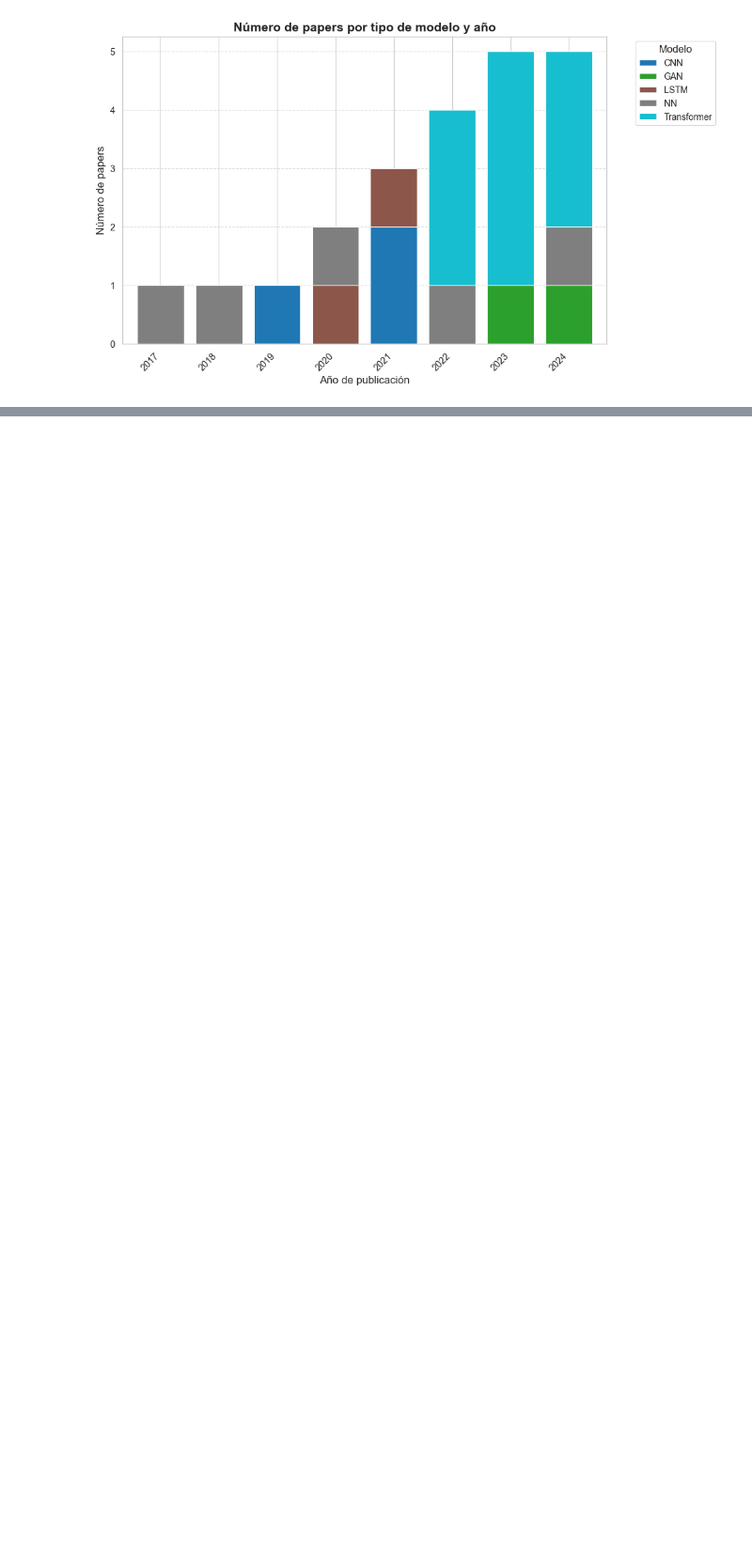
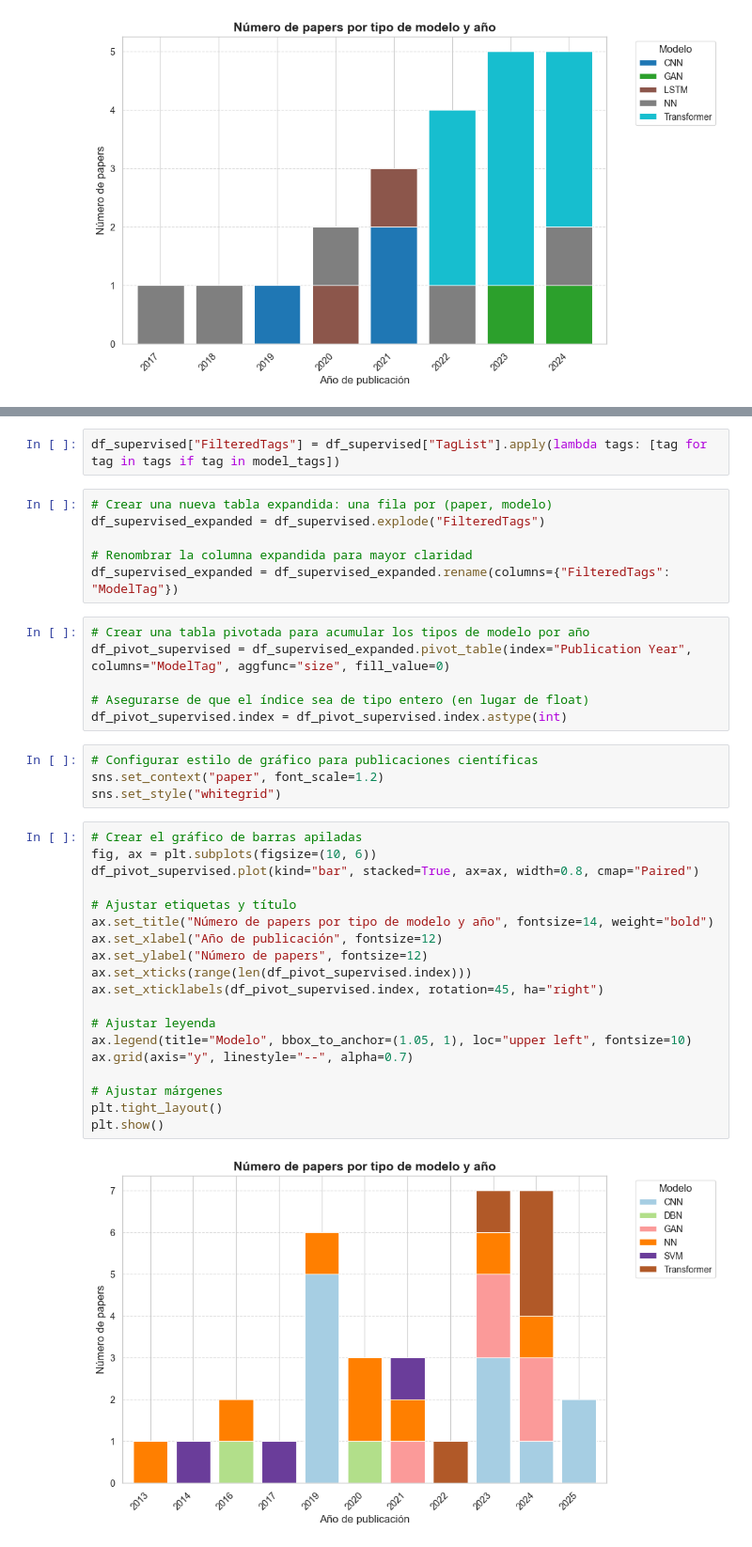
Before and after one commit to amolero6/ref_processing_research, a Jupyter notebook: Processing_refs.ipynb, the cells around one changed output, grey strips where cells are left out. Shown at 94% size. Drawn from its saved outputs; the diff is of its cells as text; blank space fills up the shorter version.

Commit message:
Adding supervised data

```diff
--- a/Processing_refs.ipynb
+++ b/Processing_refs.ipynb
@@ -89,0 +94,39 @@ plt.show()
+# %%
+df_supervised["FilteredTags"] = df_supervised["TagList"].apply(lambda tags: [tag for tag in tags if tag in model_tags])
+# %%
+# Crear una nueva tabla expandida: una fila por (paper, modelo)
+df_supervised_expanded = df_supervised.explode("FilteredTags")
+
+# Renombrar la columna expandida para mayor claridad
+df_supervised_expanded = df_supervised_expanded.rename(columns={"FilteredTags": "ModelTag"})
+# %%
+# Crear una tabla pivotada para acumular los tipos de modelo por año
+df_pivot_supervised = df_supervised_expanded.pivot_table(index="Publication Year", columns="ModelTag", aggfunc="size", fill_value=0)
+
+# Asegurarse de que el índice sea de tipo entero (en lugar de float)
+df_pivot_supervised.index = df_pivot_supervised.index.astype(int)
+# %%
+# Configurar estilo de gráfico para publicaciones científicas
+sns.set_context("paper", font_scale=1.2)
+sns.set_style("whitegrid")
+# %%
+# Crear el gráfico de barras apiladas
+fig, ax = plt.subplots(figsize=(10, 6))
+df_pivot_supervised.plot(kind="bar", stacked=True, ax=ax, width=0.8, cmap="Paired")
+
+# Ajustar etiquetas y título
+ax.set_title("Número de papers por tipo de modelo y año", fontsize=14, weight="bold")
+ax.set_xlabel("Año de publicación", fontsize=12)
+ax.set_ylabel("Número de papers", fontsize=12)
+ax.set_xticks(range(len(df_pivot_supervised.index)))
+ax.set_xticklabels(df_pivot_supervised.index, rotation=45, ha="right")
+
+# Ajustar leyenda
+ax.legend(title="Modelo", bbox_to_anchor=(1.05, 1), loc="upper left", fontsize=10)
+ax.grid(axis="y", linestyle="--", alpha=0.7)
+
+# Ajustar márgenes
+plt.tight_layout()
+plt.show()
+# %% [output]
+[figure, added]
```
Also changed, not shown: parts of 10 cells of this notebook, 1 other file.
